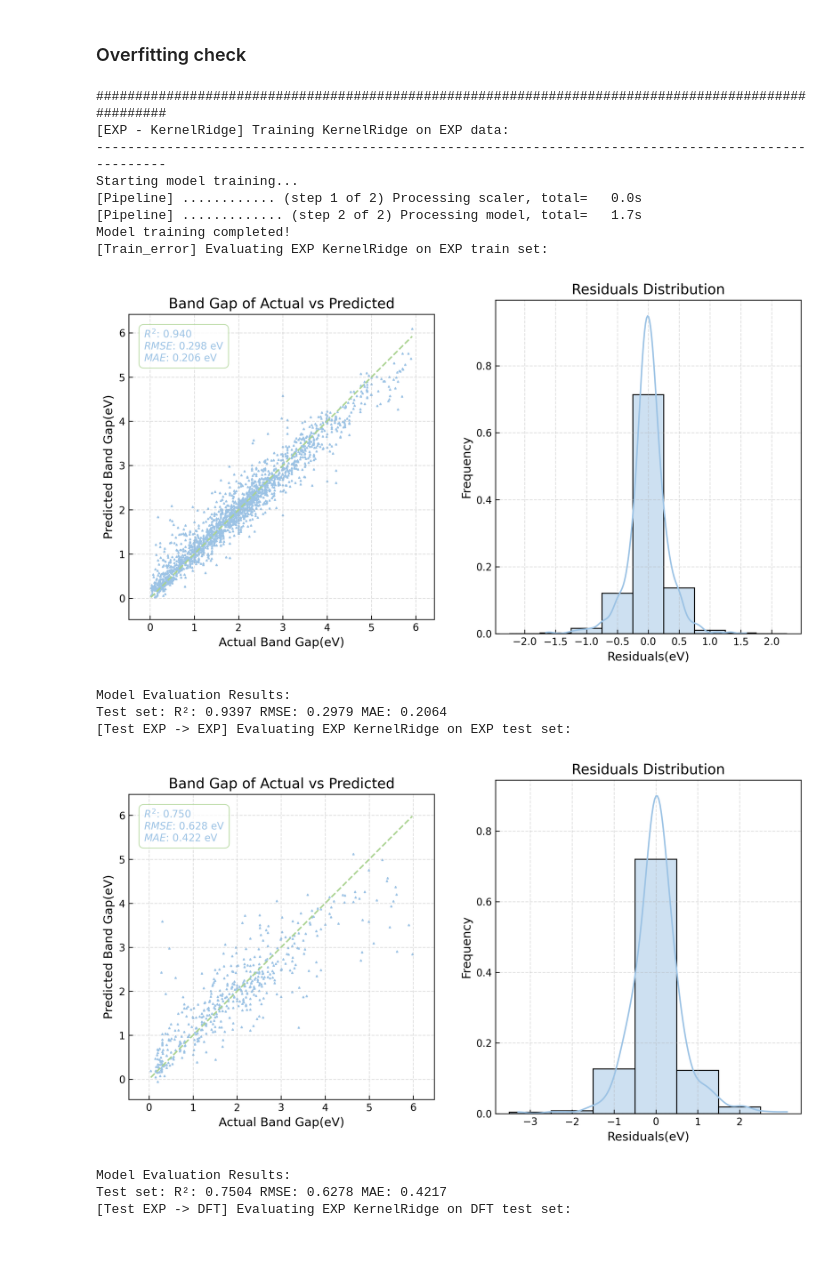
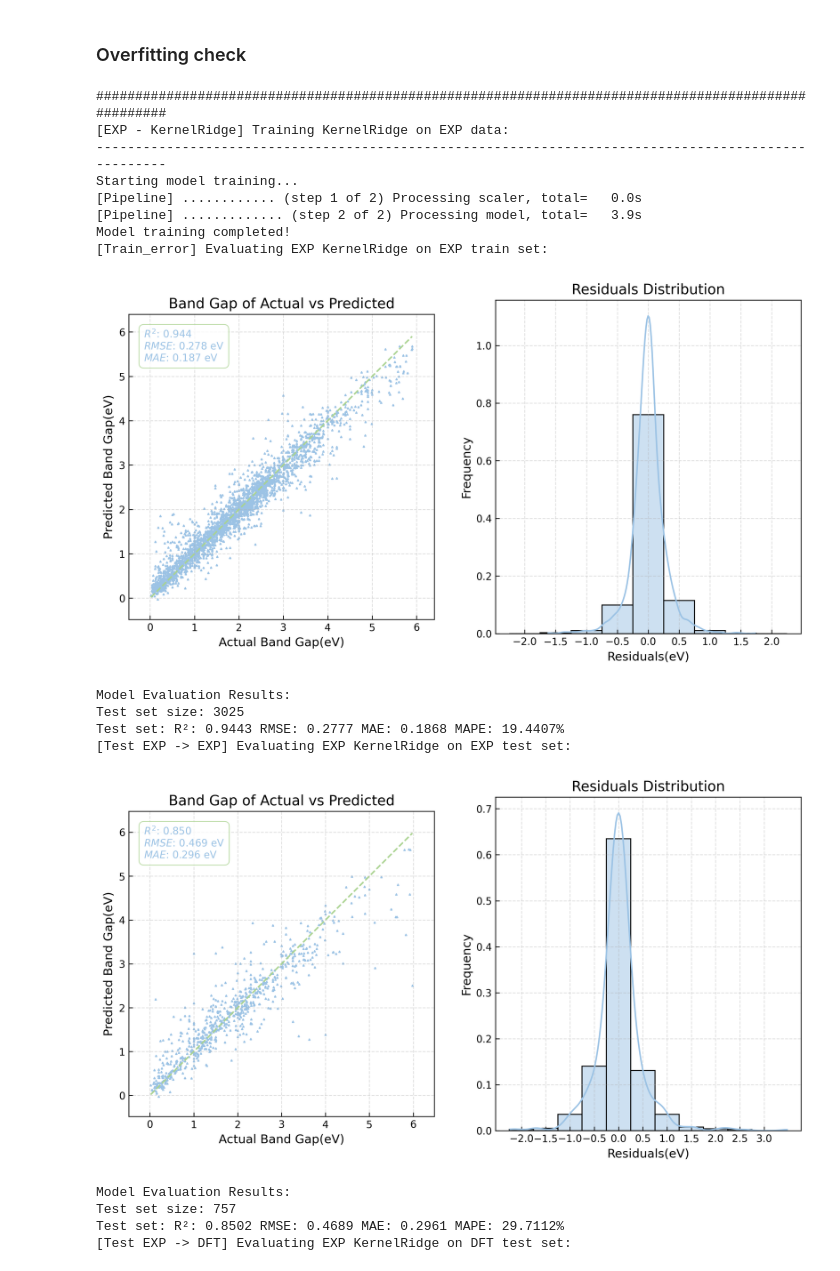
Before and after one commit to Four-Q/Band-gap-predict, a Jupyter notebook: SingleModels/KernelRidge/3.1.10HyperParameterSearch.ipynb, the cells around one changed output. Cells and saved outputs as stored; diff of their text form; code cells hidden in the pictures.

```diff
--- a/SingleModels/KernelRidge/3.1.10HyperParameterSearch.ipynb
+++ b/SingleModels/KernelRidge/3.1.10HyperParameterSearch.ipynb
@@ -186,7 +188,7 @@ kernel_ridge_pipe = Pipeline([
 ])
 # define the parameter grid for ElasticNet
 param_grid = {
-    'nystroem__n_components': np.arange(200, 2000, 200),
+    'nystroem__n_components': np.arange(200, 2600, 200),
     'ridge__alpha': np.arange(0.05, 1.05, 0.05)
 }
 
@@ -271,7 +257,7 @@ Best Cross-Validation RMSE: 0.6026
 #
 # Train the model with the best hyperparameters on the entire training set
 kernel_ridge_best = Pipeline([
-    ('nystroem', Nystroem(kernel='rbf',  n_components=1800, random_state=RANDOM_SEED, n_jobs=-1)),
+    ('nystroem', Nystroem(kernel='rbf',  n_components=2400, random_state=RANDOM_SEED, n_jobs=-1)),
     ('ridge', Ridge(alpha=0.05))])
 # record model metrics
 model_metrics = pd.DataFrame(columns=['Model', 'Error_Type', 'Train_set', 'Test_set', 'R²', 'RMSE', 'MAE'])
@@ -304,37 +290,39 @@ model_metrics.loc[len(model_metrics)] = {
 'Model': MODEL_NAME,
 'Error_Type': 'Test',
 'Train_set': 'exp',
 'Test_set': 'exp',
 'R²': metrics['r2'],
 'RMSE': metrics['rmse'],
 'MAE': metrics['mae']
 }
 # evaluate on the exp test set
 print(f"[Test EXP -> DFT] Evaluating EXP {MODEL_NAME} on DFT test set:")
 metrics = exp_model.evaluate(dft_test_X, dft_test_y)
 model_metrics.loc[len(model_metrics)] = {
 'Model': MODEL_NAME,
 'Error_Type': 'Test',
 'Train_set': 'exp',
 'Test_set': 'dft',
 'R²': metrics['r2'],
 'RMSE': metrics['rmse'],
 'MAE': metrics['mae']
 }
 # %% [output]
 ####################################################################################################
 [EXP - KernelRidge] Training KernelRidge on EXP data:
 ----------------------------------------------------------------------------------------------------
 Starting model training...
 [Pipeline] ............ (step 1 of 2) Processing scaler, total=   0.0s
-[Pipeline] ............. (step 2 of 2) Processing model, total=   1.7s
+[Pipeline] ............. (step 2 of 2) Processing model, total=   3.9s
 Model training completed!
 [Train_error] Evaluating EXP KernelRidge on EXP train set:
-[figure, old version]
+[figure, new version]
 Model Evaluation Results:
-Test set: R²: 0.9397 RMSE: 0.2979 MAE: 0.2064
+Test set size: 3025
+Test set: R²: 0.9443 RMSE: 0.2777 MAE: 0.1868 MAPE: 19.4407%
 [Test EXP -> EXP] Evaluating EXP KernelRidge on EXP test set:
-[figure, old version]
+[figure, new version]
 Model Evaluation Results:
-Test set: R²: 0.7504 RMSE: 0.6278 MAE: 0.4217
+Test set size: 757
+Test set: R²: 0.8502 RMSE: 0.4689 MAE: 0.2961 MAPE: 29.7112%
 [Test EXP -> DFT] Evaluating EXP KernelRidge on DFT test set:
```
Also changed, not shown: parts of 5 cells of this notebook, 14 other files.
